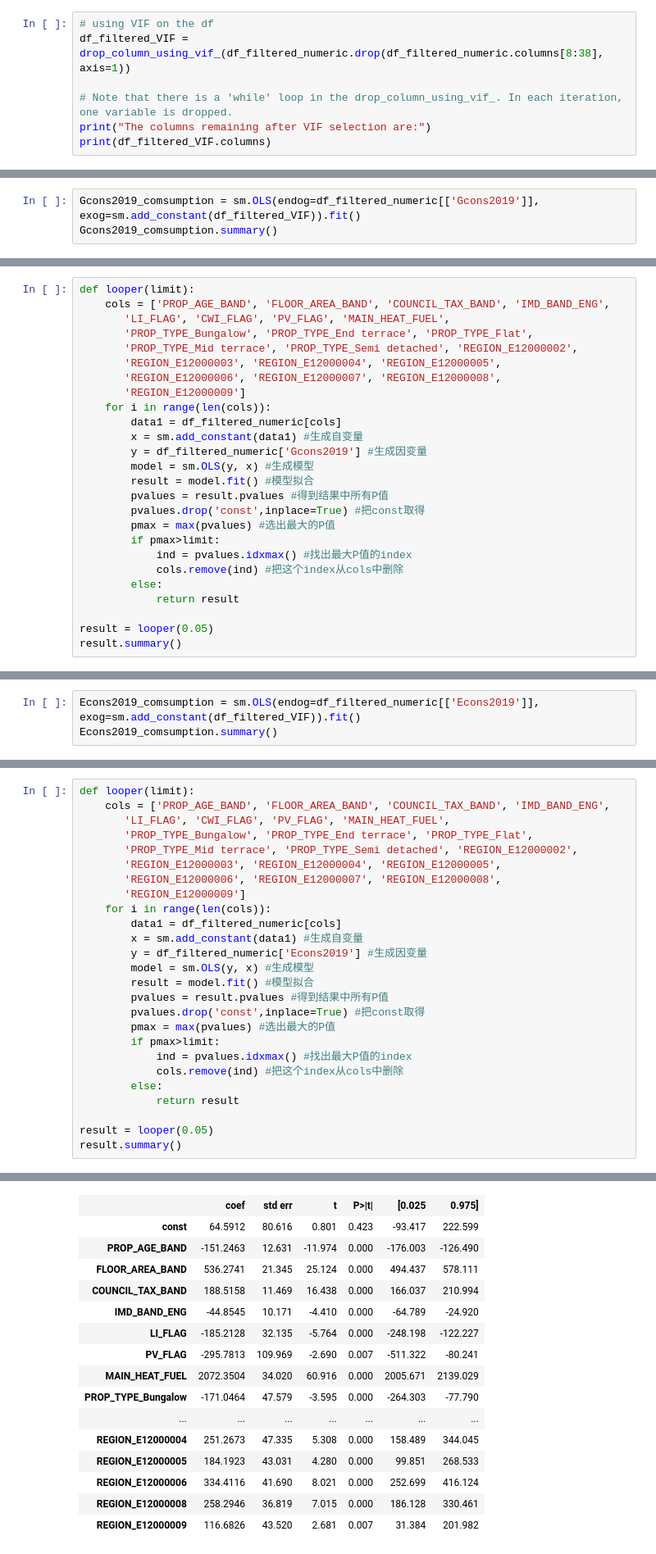
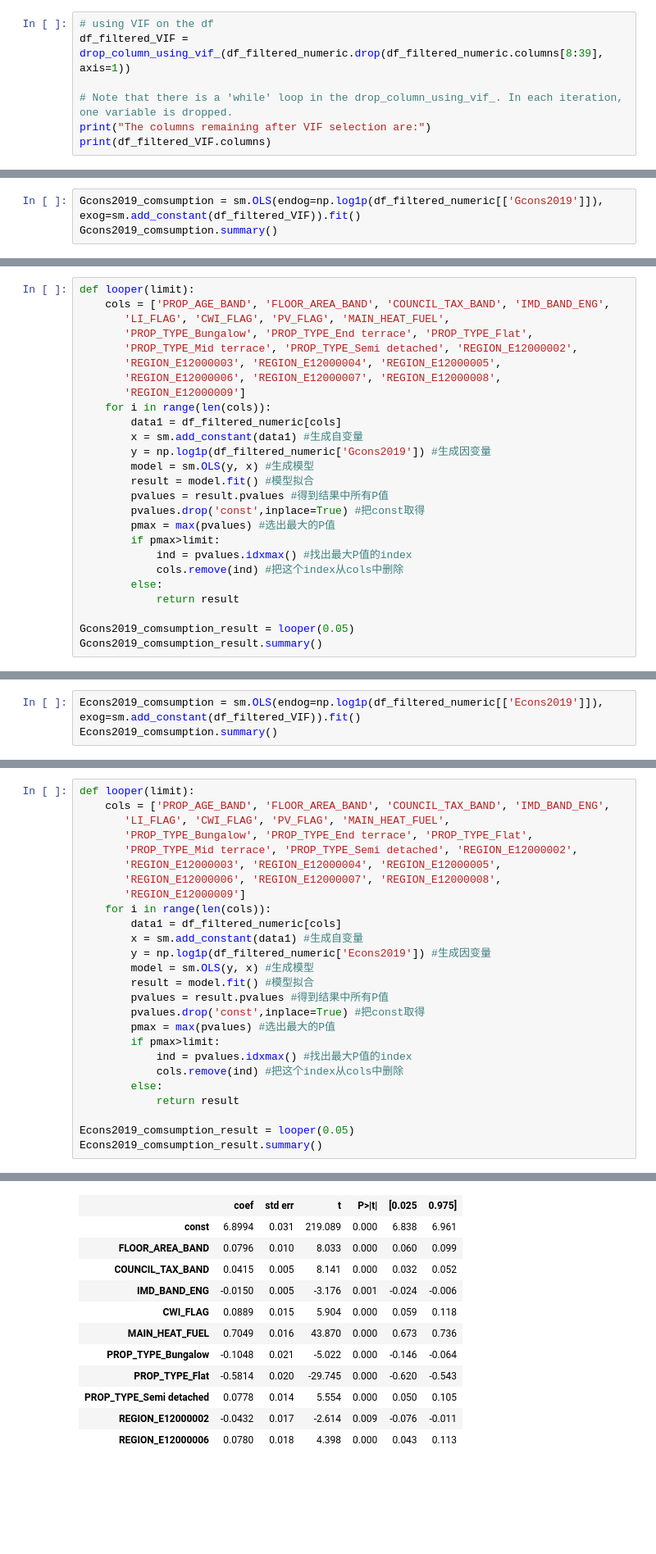
Before and after one commit to gordenleee/QM_Group_Work, a Jupyter notebook: group_assignment.ipynb, the cells around one changed output, grey strips where cells are left out. Shown at 82% size. Cells and saved outputs as stored; diff of their text form; blank space fills up the shorter version.

```diff
--- a/group_assignment.ipynb
+++ b/group_assignment.ipynb
@@ -271,7 +262,7 @@ def drop_column_using_vif_(df, thresh=5):
     return df
 # %%
 # using VIF on the df
-df_filtered_VIF = drop_column_using_vif_(df_filtered_numeric.drop(df_filtered_numeric.columns[8:38], axis=1))
+df_filtered_VIF = drop_column_using_vif_(df_filtered_numeric.drop(df_filtered_numeric.columns[8:39], axis=1))
 
 # Note that there is a 'while' loop in the drop_column_using_vif_. In each iteration, one variable is dropped.
 print("The columns remaining after VIF selection are:")
@@ -293,7 +284,7 @@ Index(['PROP_AGE_BAND', 'FLOOR_AREA_BAND', 'COUNCIL_TAX_BAND', 'IMD_BAND_ENG',
 # %% [markdown]
 ### Gcons2019
 # %%
-Gcons2019_comsumption = sm.OLS(endog=df_filtered_numeric[['Gcons2019']], exog=sm.add_constant(df_filtered_VIF)).fit()
+Gcons2019_comsumption = sm.OLS(endog=np.log1p(df_filtered_numeric[['Gcons2019']]), exog=sm.add_constant(df_filtered_VIF)).fit()
 Gcons2019_comsumption.summary()
 # %% [output]
 OLS Regression Results
@@ -342,7 +333,7 @@ def looper(limit):
     for i in range(len(cols)):
         data1 = df_filtered_numeric[cols]
         x = sm.add_constant(data1) #生成自变量
-        y = df_filtered_numeric['Gcons2019'] #生成因变量
+        y = np.log1p(df_filtered_numeric['Gcons2019']) #生成因变量
         model = sm.OLS(y, x) #生成模型
         result = model.fit() #模型拟合
         pvalues = result.pvalues #得到结果中所有P值
@@ -354,7 +345,7 @@ def looper(limit):
         else:
             return result
 
-result = looper(0.05)
-result.summary()
+Gcons2019_comsumption_result = looper(0.05)
+Gcons2019_comsumption_result.summary()
 # %% [output]
 OLS Regression Results
@@ -392,7 +379,7 @@ Notes:
 # %% [markdown]
 ### Econs2019
 # %%
-Econs2019_comsumption = sm.OLS(endog=df_filtered_numeric[['Econs2019']], exog=sm.add_constant(df_filtered_VIF)).fit()
+Econs2019_comsumption = sm.OLS(endog=np.log1p(df_filtered_numeric[['Econs2019']]), exog=sm.add_constant(df_filtered_VIF)).fit()
 Econs2019_comsumption.summary()
 # %% [output]
 OLS Regression Results
@@ -439,7 +428,7 @@ def looper(limit):
     for i in range(len(cols)):
         data1 = df_filtered_numeric[cols]
         x = sm.add_constant(data1) #生成自变量
-        y = df_filtered_numeric['Econs2019'] #生成因变量
+        y = np.log1p(df_filtered_numeric['Econs2019']) #生成因变量
         model = sm.OLS(y, x) #生成模型
         result = model.fit() #模型拟合
         pvalues = result.pvalues #得到结果中所有P值
@@ -451,7 +440,7 @@ def looper(limit):
         else:
             return result
 
-result = looper(0.05)
-result.summary()
+Econs2019_comsumption_result = looper(0.05)
+Econs2019_comsumption_result.summary()
 # %% [output]
 OLS Regression Results
@@ -466,17 +455,13 @@ OLS Regression Results
 | Covariance Type: | nonrobust |  |  |
 |  | coef | std err | t | P>|t| | [0.025 | 0.975] |
-| const | 64.5912 | 80.616 | 0.801 | 0.423 | -93.417 | 222.599 |
-| PROP_AGE_BAND | -151.2463 | 12.631 | -11.974 | 0.000 | -176.003 | -126.490 |
-| FLOOR_AREA_BAND | 536.2741 | 21.345 | 25.124 | 0.000 | 494.437 | 578.111 |
-| COUNCIL_TAX_BAND | 188.5158 | 11.469 | 16.438 | 0.000 | 166.037 | 210.994 |
-| IMD_BAND_ENG | -44.8545 | 10.171 | -4.410 | 0.000 | -64.789 | -24.920 |
-| LI_FLAG | -185.2128 | 32.135 | -5.764 | 0.000 | -248.198 | -122.227 |
-| PV_FLAG | -295.7813 | 109.969 | -2.690 | 0.007 | -511.322 | -80.241 |
-| MAIN_HEAT_FUEL | 2072.3504 | 34.020 | 60.916 | 0.000 | 2005.671 | 2139.029 |
-| PROP_TYPE_Bungalow | -171.0464 | 47.579 | -3.595 | 0.000 | -264.303 | -77.790 |
-| ... | ... | ... | ... | ... | ... | ... |
-| REGION_E12000004 | 251.2673 | 47.335 | 5.308 | 0.000 | 158.489 | 344.045 |
-| REGION_E12000005 | 184.1923 | 43.031 | 4.280 | 0.000 | 99.851 | 268.533 |
-| REGION_E12000006 | 334.4116 | 41.690 | 8.021 | 0.000 | 252.699 | 416.124 |
-| REGION_E12000008 | 258.2946 | 36.819 | 7.015 | 0.000 | 186.128 | 330.461 |
-| REGION_E12000009 | 116.6826 | 43.520 | 2.681 | 0.007 | 31.384 | 201.982 |
+| const | 6.8994 | 0.031 | 219.089 | 0.000 | 6.838 | 6.961 |
+| FLOOR_AREA_BAND | 0.0796 | 0.010 | 8.033 | 0.000 | 0.060 | 0.099 |
+| COUNCIL_TAX_BAND | 0.0415 | 0.005 | 8.141 | 0.000 | 0.032 | 0.052 |
+| IMD_BAND_ENG | -0.0150 | 0.005 | -3.176 | 0.001 | -0.024 | -0.006 |
+| CWI_FLAG | 0.0889 | 0.015 | 5.904 | 0.000 | 0.059 | 0.118 |
+| MAIN_HEAT_FUEL | 0.7049 | 0.016 | 43.870 | 0.000 | 0.673 | 0.736 |
+| PROP_TYPE_Bungalow | -0.1048 | 0.021 | -5.022 | 0.000 | -0.146 | -0.064 |
+| PROP_TYPE_Flat | -0.5814 | 0.020 | -29.745 | 0.000 | -0.620 | -0.543 |
+| PROP_TYPE_Semi detached | 0.0778 | 0.014 | 5.554 | 0.000 | 0.050 | 0.105 |
+| REGION_E12000002 | -0.0432 | 0.017 | -2.614 | 0.009 | -0.076 | -0.011 |
+| REGION_E12000006 | 0.0780 | 0.018 | 4.398 | 0.000 | 0.043 | 0.113 |
```
Also changed, not shown: parts of 33 cells of this notebook.
